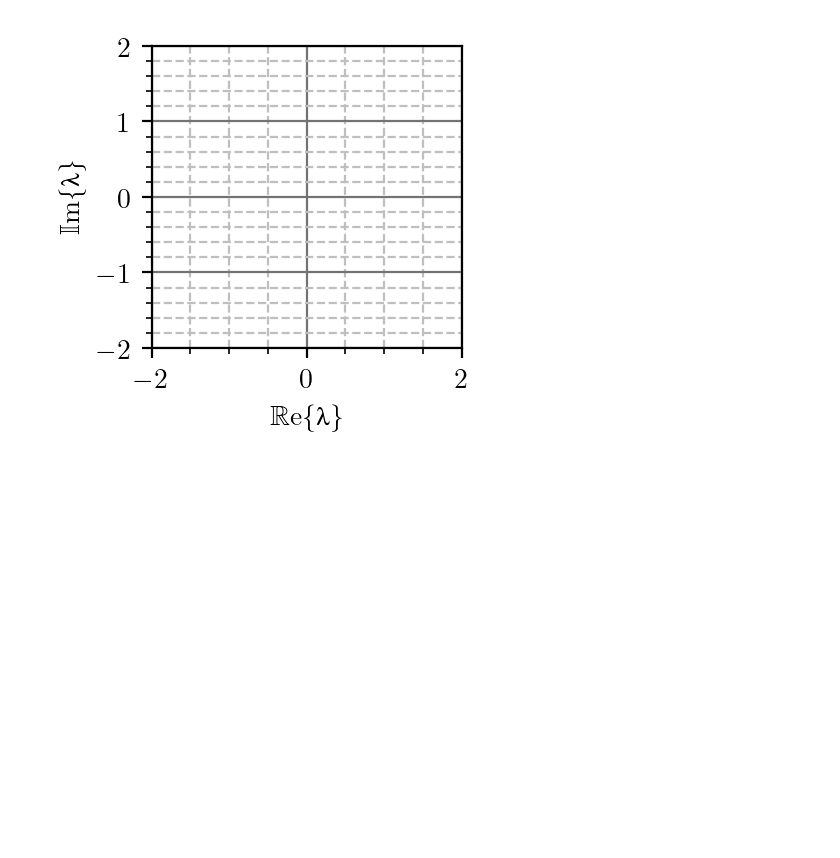
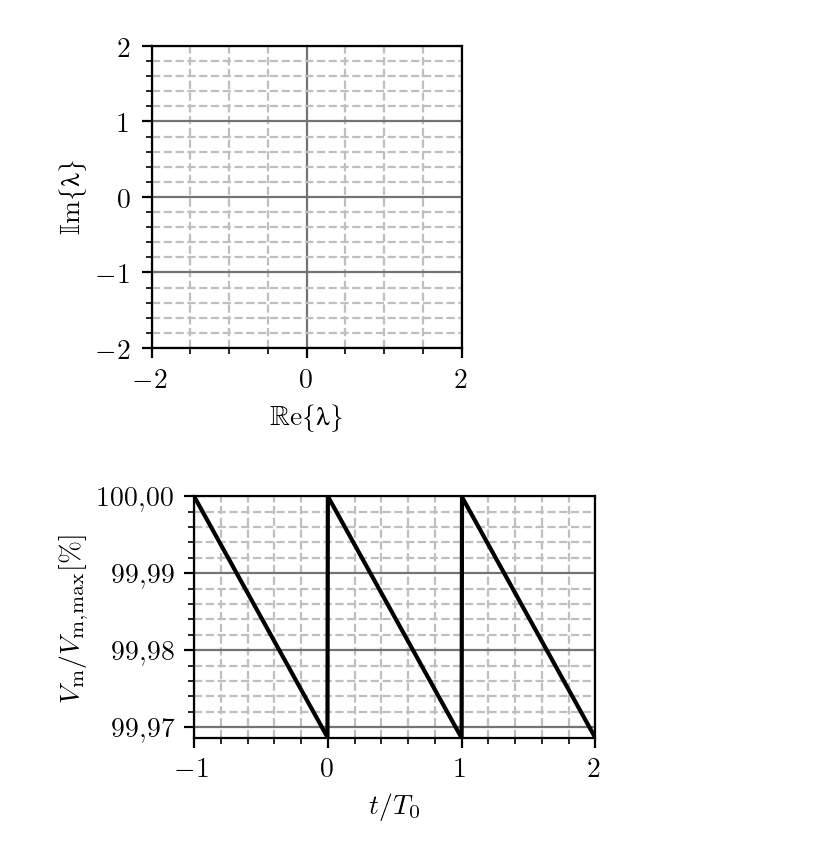
Before and after one commit to djokicd/zbirka-sis, a Jupyter notebook: 1_uvod/2_kontinualni_sistemi/fig/sistemi_plotovi.ipynb, the cells around one changed output. Drawn from its saved outputs; the diff is of its cells as text; code cells hidden in the pictures; blank space fills up the shorter version.

```diff
--- a/1_uvod/2_kontinualni_sistemi/fig/sistemi_plotovi.ipynb
+++ b/1_uvod/2_kontinualni_sistemi/fig/sistemi_plotovi.ipynb
@@ -380,2 +380,26 @@ plt.savefig("stab.pdf", bbox_inches='tight', ppad_inches=0)
 # %% [output]
 [figure]
+# %%
+generate_canvas()
+
+w = 1e6
+sigma = -50
+T0 = 2*pi/w
+
+t = np.linspace(-T0, 2*T0,1000)
+
+def V(t):
+    while t < 0: t += T0
+    while t > T0: t-=T0
+    return exp(sigma*t);
+
+y = [V(t)*100 for t in t]
+
+plt.plot(t/T0, y, 'k')
+plt.xlabel(r'$t/T_0$')
+plt.ylabel(r'$V_\mathrm{m}/V_{\rm m,max} [\%]$')
+plt.xlim([-1, 2])
+plt.ylim([min(y), max(y)])
+plt.savefig("comb_RLC_ss.pdf", bbox_inches='tight', ppad_inches=0)
+# %% [output]
+[figure, added]
```
Also changed, not shown: parts of 4 cells of this notebook, 6 other files.
